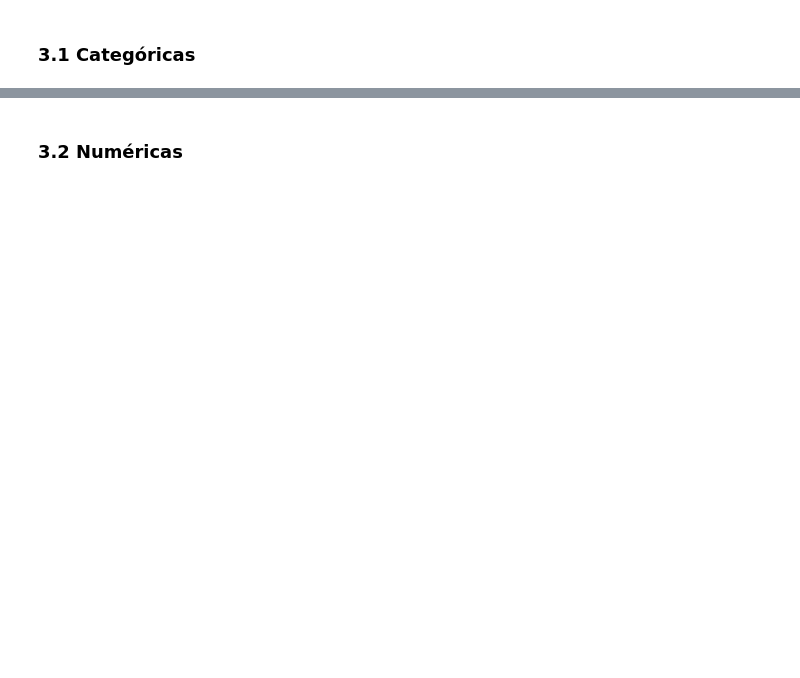
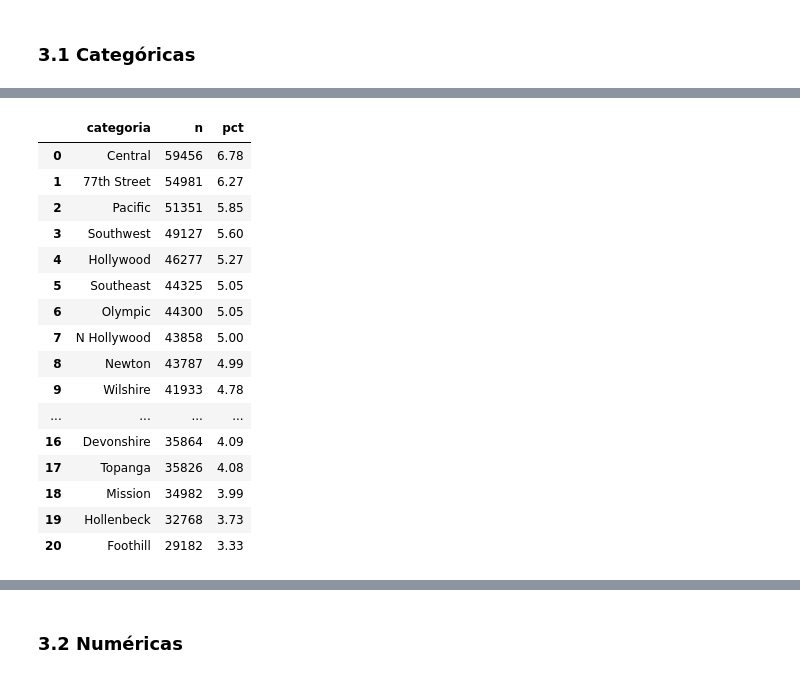
Before and after one commit to dulcetorres220799/progra-gatos, a Jupyter notebook: notebooks/nb01_estructura_perfilado.ipynb, the cells around one changed output, grey strips where cells are left out. Saved outputs shown, nothing was run; the diff lists cells and outputs as text; code cells hidden in the pictures; blank space fills up the shorter version.

```diff
--- a/notebooks/nb01_estructura_perfilado.ipynb
+++ b/notebooks/nb01_estructura_perfilado.ipynb
@@ -1,5 +1,11 @@
 # %% [markdown]
 # Comprender los datos
+# %%
+# Importar paqueterías
+import duckdb
+
+# Conexión con el archivo de la base
+con = duckdb.connect("../data/db/delitos_LA.duckdb", read_only=True)
 # %% [markdown]
 ## 1. Contexto y estructura
 # %% [markdown]
@@ -366,0 +199,29 @@ Para el tema del registro por años, la documentación del archivo contiene lo s
+# %%
+#nom_area
+
+con.execute("""
+    SELECT nom_area AS categoria,
+           COUNT(*) AS n,
+           ROUND(100.0 * COUNT(*) / (SELECT COUNT(*) FROM clean.delitos_LA), 2) AS pct
+    FROM clean.delitos_LA
+    GROUP BY categoria
+    ORDER BY n DESC
+""").df()
+# %% [output]
+|  | categoria | n | pct |
+| 0 | Central | 59456 | 6.78 |
+| 1 | 77th Street | 54981 | 6.27 |
+| 2 | Pacific | 51351 | 5.85 |
+| 3 | Southwest | 49127 | 5.60 |
+| 4 | Hollywood | 46277 | 5.27 |
+| 5 | Southeast | 44325 | 5.05 |
+| 6 | Olympic | 44300 | 5.05 |
+| 7 | N Hollywood | 43858 | 5.00 |
+| 8 | Newton | 43787 | 4.99 |
+| 9 | Wilshire | 41933 | 4.78 |
+| ... | ... | ... | ... |
+| 16 | Devonshire | 35864 | 4.09 |
+| 17 | Topanga | 35826 | 4.08 |
+| 18 | Mission | 34982 | 3.99 |
+| 19 | Hollenbeck | 32768 | 3.73 |
+| 20 | Foothill | 29182 | 3.33 |
```
Also changed, not shown: parts of 25 cells of this notebook.
